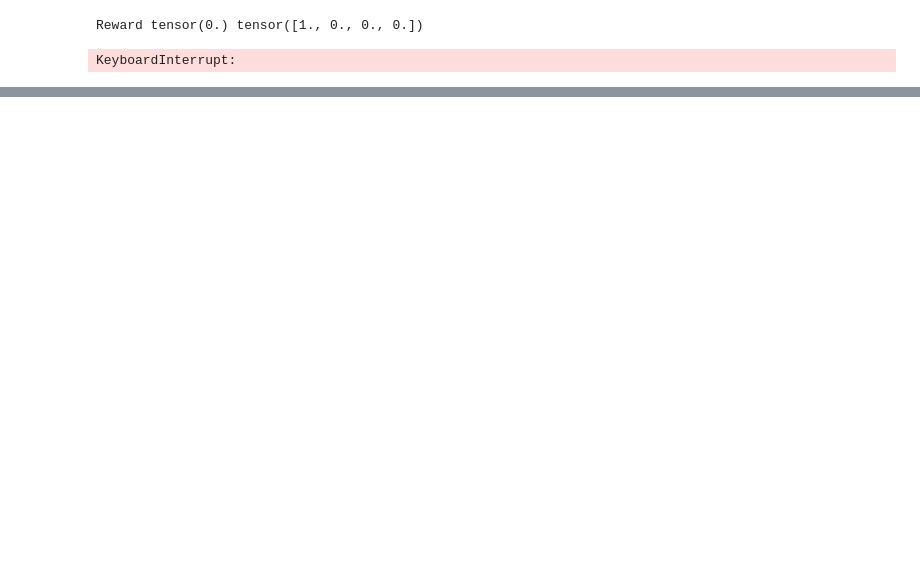
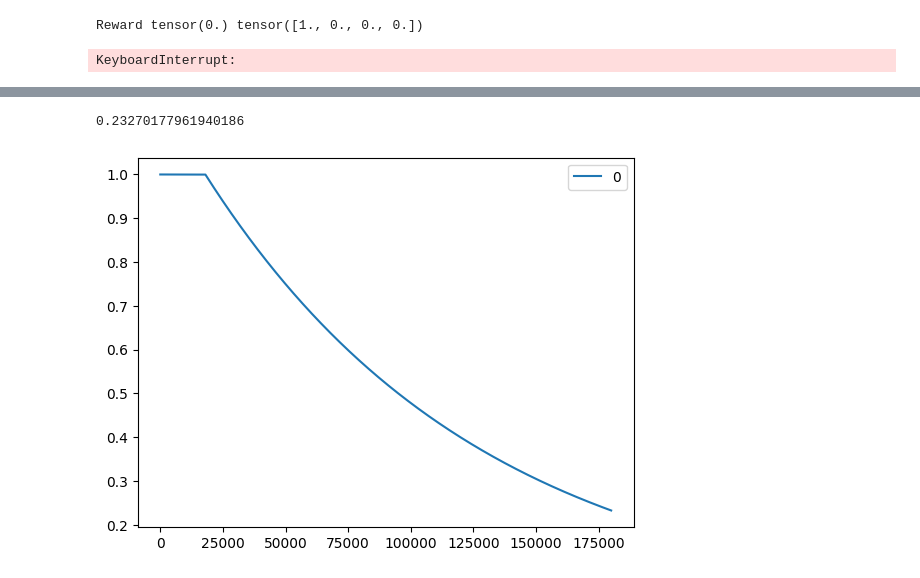
Before and after one commit to okgarces/supervised_phi_successor_features, a Jupyter notebook: carvalho2023.ipynb, the cells around one changed output, grey strips where cells are left out. Cells and saved outputs as stored; diff of their text form; code cells hidden in the pictures; blank space fills up the shorter version.

```diff
--- a/carvalho2023.ipynb
+++ b/carvalho2023.ipynb
@@ -1977,0 +2431,16 @@ ax.legend([name for name, _ in results_paths])
+# %%
+epsilon = 1.
+min_epsilon = 0.1
+epsilons = []
+
+for i in range(3_000 * 60):
+    epsilons.append(epsilon)
+    if i <= 300 * 60:
+        continue
+    epsilon = max(epsilon * (1 - 9e-6), min_epsilon) # Have a minimum of exploration. Be aware epsilon.
+
+pd.DataFrame(epsilons).plot()
+print(epsilon)
+# %% [output]
+0.23270177961940186
+[figure, added]
```
Also changed, not shown: parts of 11 cells of this notebook.
